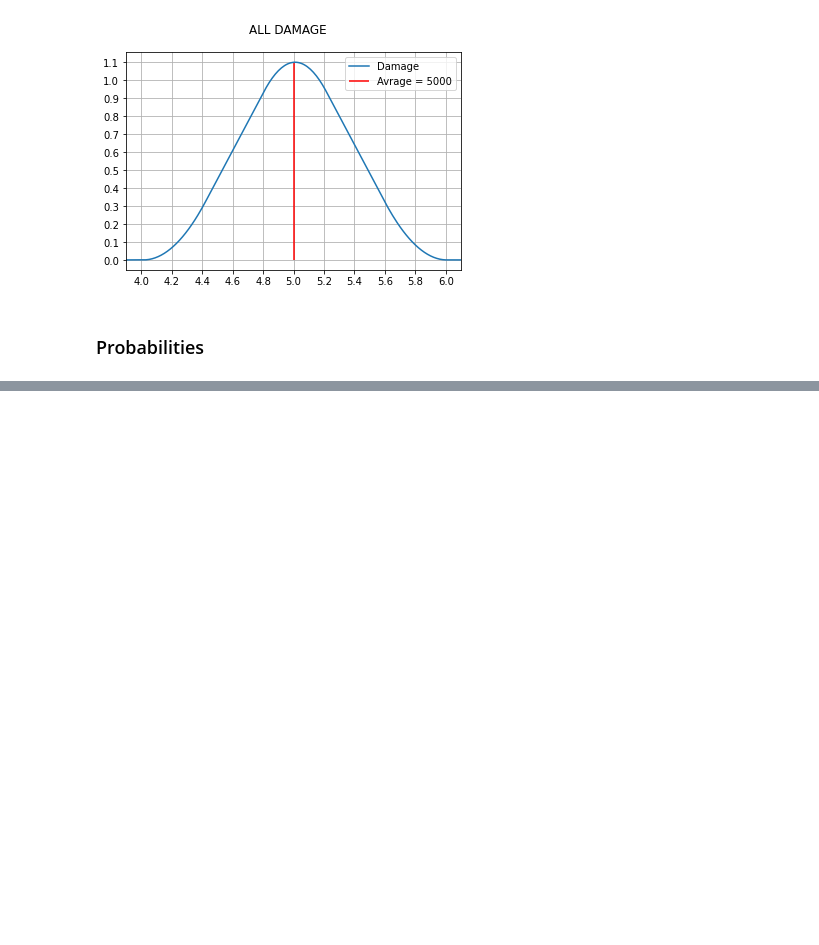
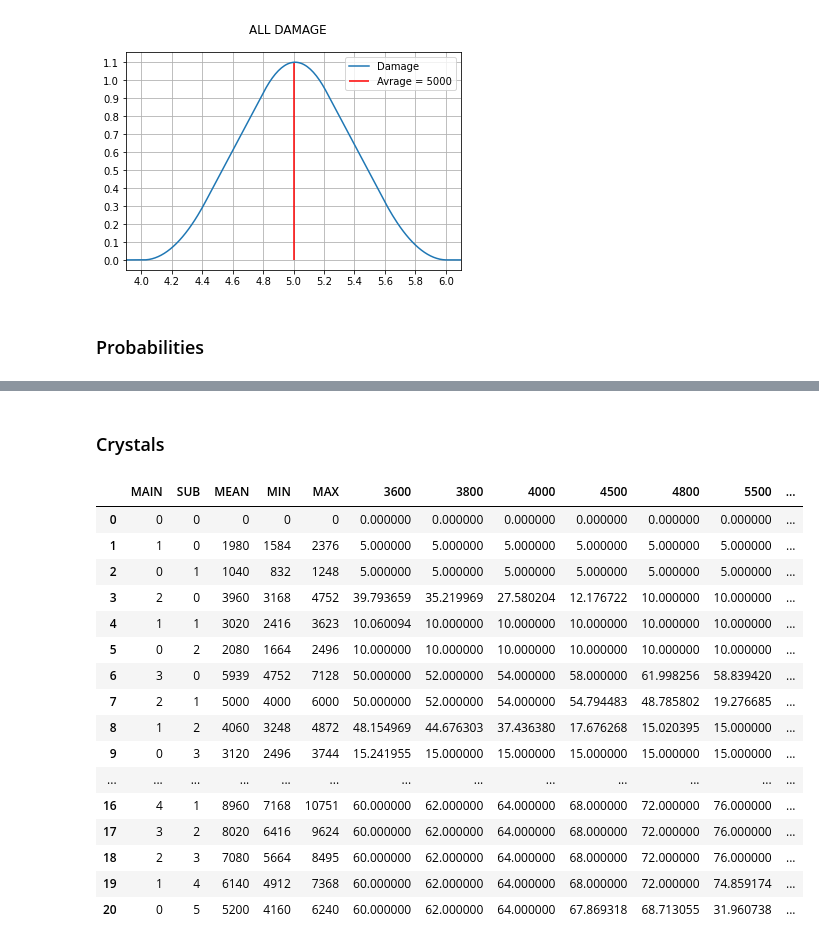
Before and after one commit to afknst/gxb2_tables, a Jupyter notebook: misc/servant_training/servant_training.ipynb, the cells around one changed output, grey strips where cells are left out. Saved outputs shown, nothing was run; the diff lists cells and outputs as text; code cells hidden in the pictures; blank space fills up the shorter version.

```diff
--- a/misc/servant_training/servant_training.ipynb
+++ b/misc/servant_training/servant_training.ipynb
@@ -144,0 +187,26 @@ BOSS_HP WIN_RATE
+# %% [markdown]
+### Crystals
+# %%
+df1 = df.copy()
+for _hp in BOSSES:
+    df1[_hp] = np.dot(df[['MAIN', 'SUB', _hp]],
+                      np.array([5, 5, KILL_REWARDS[_hp]]))
+df1
+# %% [output]
+|  | MAIN | SUB | MEAN | MIN | MAX | 3600 | 3800 | 4000 | 4500 | 4800 | 5500 | ... |
+| 0 | 0 | 0 | 0 | 0 | 0 | 0.000000 | 0.000000 | 0.000000 | 0.000000 | 0.000000 | 0.000000 | ... |
+| 1 | 1 | 0 | 1980 | 1584 | 2376 | 5.000000 | 5.000000 | 5.000000 | 5.000000 | 5.000000 | 5.000000 | ... |
+| 2 | 0 | 1 | 1040 | 832 | 1248 | 5.000000 | 5.000000 | 5.000000 | 5.000000 | 5.000000 | 5.000000 | ... |
+| 3 | 2 | 0 | 3960 | 3168 | 4752 | 39.793659 | 35.219969 | 27.580204 | 12.176722 | 10.000000 | 10.000000 | ... |
+| 4 | 1 | 1 | 3020 | 2416 | 3623 | 10.060094 | 10.000000 | 10.000000 | 10.000000 | 10.000000 | 10.000000 | ... |
+| 5 | 0 | 2 | 2080 | 1664 | 2496 | 10.000000 | 10.000000 | 10.000000 | 10.000000 | 10.000000 | 10.000000 | ... |
+| 6 | 3 | 0 | 5939 | 4752 | 7128 | 50.000000 | 52.000000 | 54.000000 | 58.000000 | 61.998256 | 58.839420 | ... |
+| 7 | 2 | 1 | 5000 | 4000 | 6000 | 50.000000 | 52.000000 | 54.000000 | 54.794483 | 48.785802 | 19.276685 | ... |
+| 8 | 1 | 2 | 4060 | 3248 | 4872 | 48.154969 | 44.676303 | 37.436380 | 17.676268 | 15.020395 | 15.000000 | ... |
+| 9 | 0 | 3 | 3120 | 2496 | 3744 | 15.241955 | 15.000000 | 15.000000 | 15.000000 | 15.000000 | 15.000000 | ... |
+| ... | ... | ... | ... | ... | ... | ... | ... | ... | ... | ... | ... | ... |
+| 16 | 4 | 1 | 8960 | 7168 | 10751 | 60.000000 | 62.000000 | 64.000000 | 68.000000 | 72.000000 | 76.000000 | ... |
+| 17 | 3 | 2 | 8020 | 6416 | 9624 | 60.000000 | 62.000000 | 64.000000 | 68.000000 | 72.000000 | 76.000000 | ... |
+| 18 | 2 | 3 | 7080 | 5664 | 8495 | 60.000000 | 62.000000 | 64.000000 | 68.000000 | 72.000000 | 76.000000 | ... |
+| 19 | 1 | 4 | 6140 | 4912 | 7368 | 60.000000 | 62.000000 | 64.000000 | 68.000000 | 72.000000 | 74.859174 | ... |
+| 20 | 0 | 5 | 5200 | 4160 | 6240 | 60.000000 | 62.000000 | 64.000000 | 67.869318 | 68.713055 | 31.960738 | ... |
```
Also changed, not shown: parts of 7 cells of this notebook, 2 other files.
